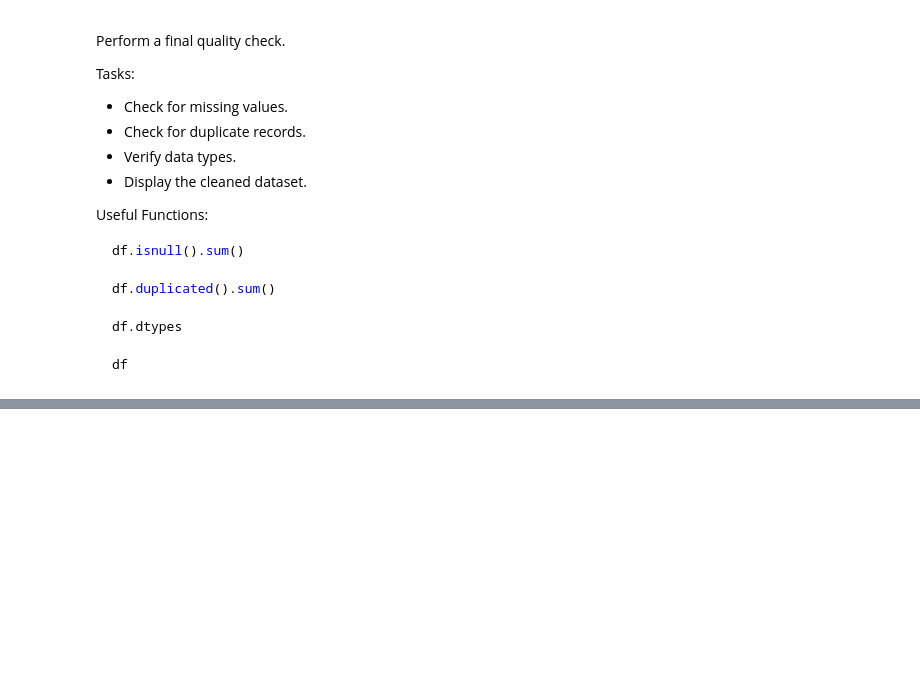
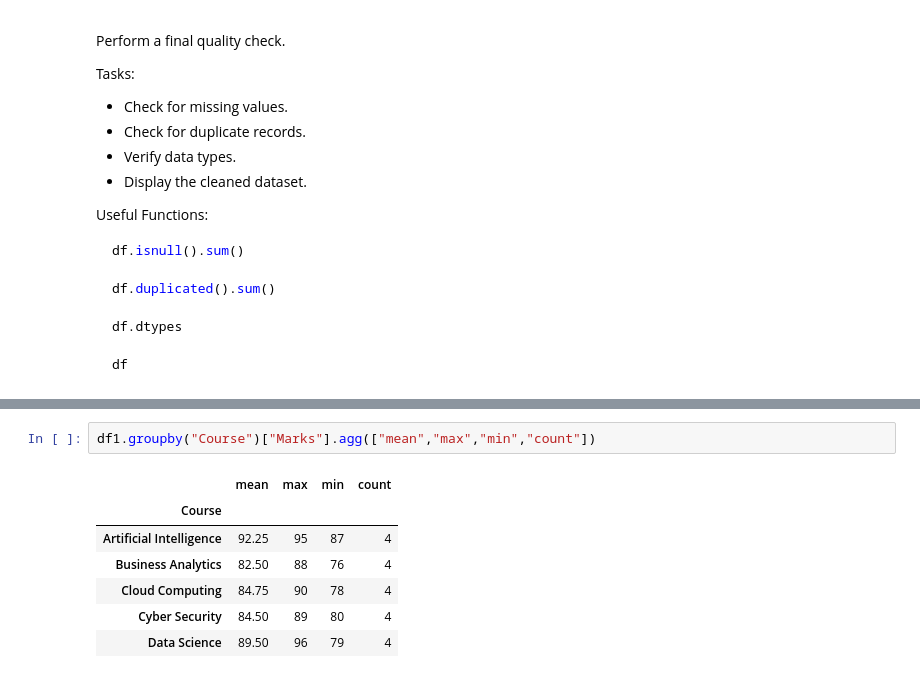
Before and after one commit to datasciencesociety-lab/Data_Analytics_Program, a Jupyter notebook: numpy-and-pandas.ipynb, the cells around one changed output, grey strips where cells are left out. Drawn from its saved outputs; the diff is of its cells as text; blank space fills up the shorter version.

```diff
--- a/numpy-and-pandas.ipynb
+++ b/numpy-and-pandas.ipynb
@@ -4726,0 +5634,10 @@ df
+# %%
+df1.groupby("Course")["Marks"].agg(["mean","max","min","count"])
+# %% [output]
+|  | mean | max | min | count |
+| Course |  |  |  |  |
+| Artificial Intelligence | 92.25 | 95 | 87 | 4 |
+| Business Analytics | 82.50 | 88 | 76 | 4 |
+| Cloud Computing | 84.75 | 90 | 78 | 4 |
+| Cyber Security | 84.50 | 89 | 80 | 4 |
+| Data Science | 89.50 | 96 | 79 | 4 |
```
Also changed, not shown: parts of 66 cells of this notebook.
